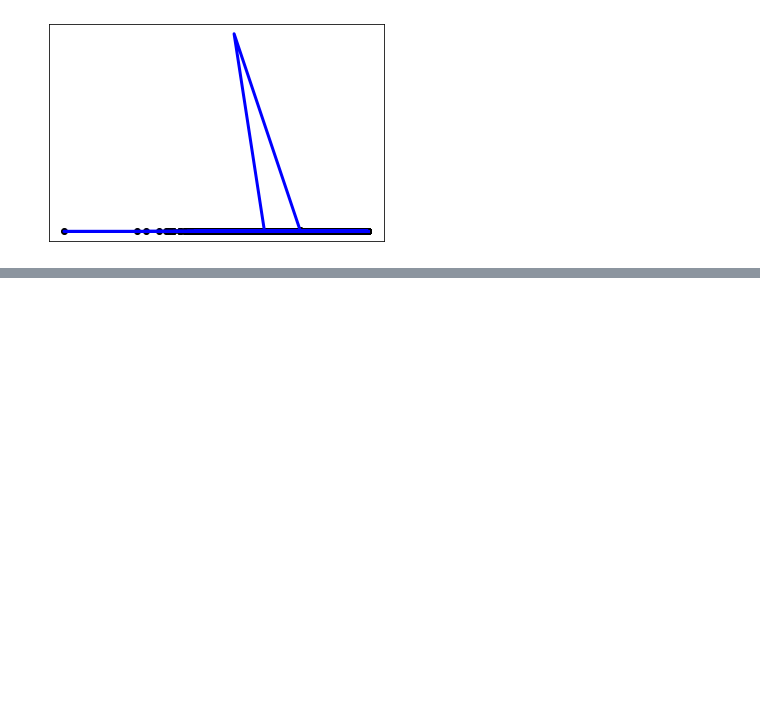
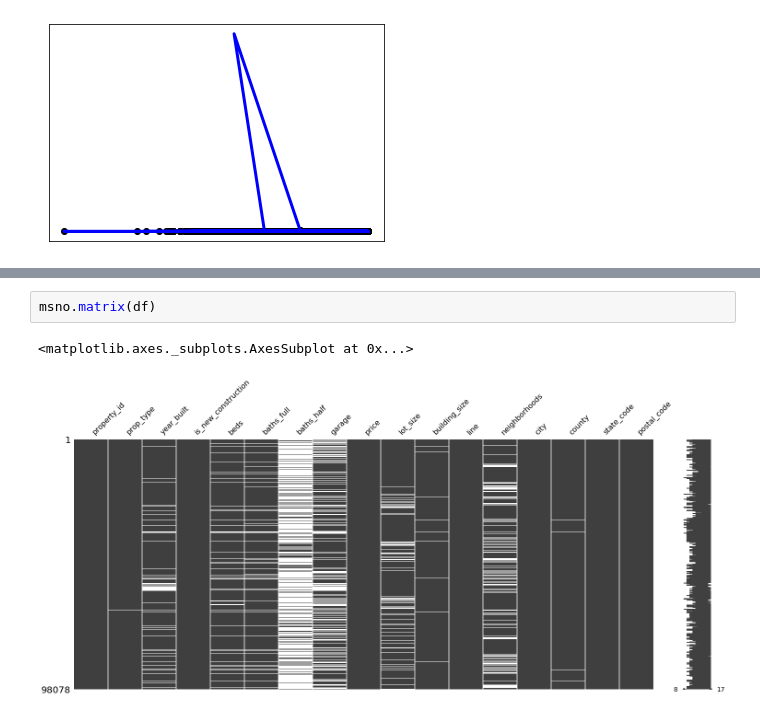
Before and after one commit to sakuraszy/STATS-170A-Group, a Jupyter notebook: Modeling/Baseline.ipynb, the cells around one changed output, grey strips where cells are left out. Drawn from its saved outputs; the diff is of its cells as text; blank space fills up the shorter version.

```diff
--- a/Modeling/Baseline.ipynb
+++ b/Modeling/Baseline.ipynb
@@ -147,0 +158,5 @@ plt.show()
+# %%
+msno.matrix(df)
+# %% [output]
+<matplotlib.axes._subplots.AxesSubplot at 0x...>
+[figure, added]
```
Also changed, not shown: parts of 4 cells of this notebook, 2 other files.
